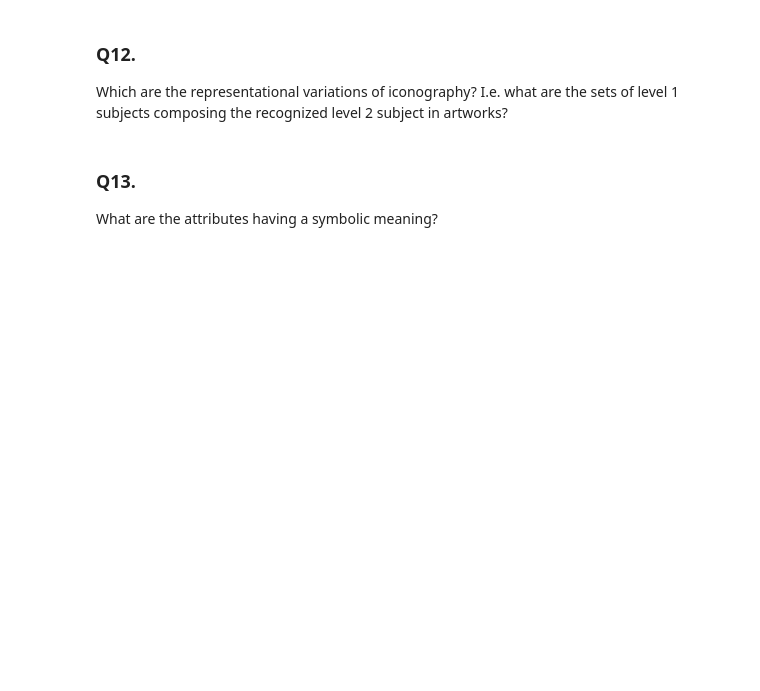
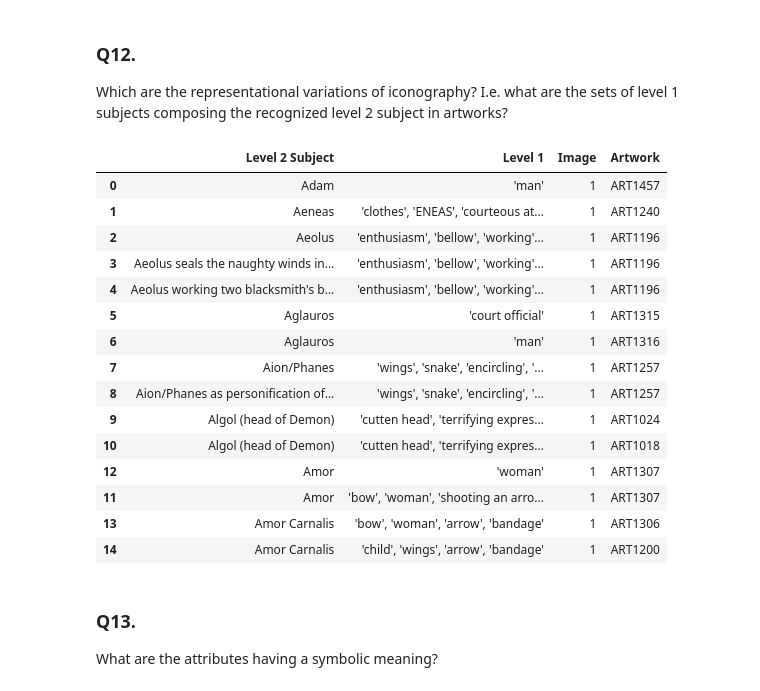
Before and after one commit to SofiBar/IconologyDataset, a Jupyter notebook: analysis/research_questions.ipynb, the cells around one changed output. Drawn from its saved outputs; the diff is of its cells as text; code cells hidden in the pictures; blank space fills up the shorter version.

```diff
--- a/analysis/research_questions.ipynb
+++ b/analysis/research_questions.ipynb
@@ -770,6 +772,101 @@ https://w3id.org/icon/data/ART1386-ICONOLREC1
 # %% [markdown]
 ### Q12.
 Which are the representational variations of iconography? I.e. what are the sets of level 1 subjects composing the recognized level 2 subject in artworks?
+# %%
+lev1_referred_list = []
+
+q_refers = """
+PREFIX d: <https://w3id.org/icon/data/>
+PREFIX icon: <https://w3id.org/icon/ontology/>
+PREFIX sim: <https://w3id.org/simulation/ontology/>
+PREFIX dul: <http://www.ontologydesignpatterns.org/ont/dul/DUL.owl#>
+PREFIX crm: <http://www.cidoc-crm.org/cidoc-crm/>
+
+SELECT DISTINCT ?artwork ?img ?lev2Label ?lev1 WHERE {
+VALUES ?rel {icon:hasCharacter icon:hasEvent icon:hasNamedObject icon:hasPlace icon:hasPersonification icon:hasSymbol crm:P138_represents}
+?icrec icon:recognizedImage ?img; icon:refersToArtisticMotif ?lev1; icon:aboutWorkOfArt ?artwork.
+?img a icon:Image;
+    ?rel ?lev2.
+?lev2 rdfs:label ?lev2Label.
+
+}
+"""
+result_refers = sparql_query_setting(q_refers, icon_sparql)
+for b in result_refers['results']['bindings']:
+    img = (b["img"]["value"])
+    subj = (b["lev2Label"]["value"])
+    lev1 = (b["lev1"]["value"])
+    art = (b["artwork"]["value"])
+    lev1_referred_list.append([art, img, subj, lev1])
+
+df_referred = pd.DataFrame(np.array(lev1_referred_list),
+        columns=['Artwork', 'Image', 'Level 2 Subject', 'Level 1'])
+
+# make a list of the unique values
+# use them to do another query to retrieve the actual level 1 subjects.
+# use a dictionary to substitute the values with the subjects. compositions: make a set to avoid repetitions
+
+unique_referred = list(pd.unique(df_referred["Level 1"].values.ravel("K")))
+lev1_referred_dict = {}
+for unique in unique_referred:
+    lev1_referred_dict[unique] = set()
+
+for unique in unique_referred:
+    q2_refers = """
+    PREFIX d: <https://w3id.org/icon/data/>
+    PREFIX icon: <https://w3id.org/icon/ontology/>
+    PREFIX sim: <https://w3id.org/simulation/ontology/>
+    PREFIX dul: <http://www.ontologydesignpatterns.org/ont/dul/DUL.owl#>
+    PREFIX crm: <http://www.cidoc-crm.org/cidoc-crm/>
+
+    SELECT DISTINCT ?lev1Label WHERE {
+    {?rec icon:recognizedArtisticMotif <"""+unique+""">.
+    <"""+unique+"""> icon:hasFactualMeaning | icon:hasExpressionalMeaning | crm:P138_represents ?lev1.
+    }
+
+    UNION
+    {?img icon:recognizedComposition <"""+unique+""">. <"""+unique+"""> icon:hasPart ?am.
+    ?am icon:hasFactualMeaning | icon:hasExpressionalMeaning | crm:P138_represents ?lev1. }
+    ?lev1 rdfs:label ?lev1Label
+
+    }
+    """
+    result2_refers = sparql_query_setting(q2_refers, icon_sparql)
+    for b in result2_refers['results']['bindings']:
+        lev1 = (b["lev1Label"]["value"])
+        lev1_referred_dict[unique].add(lev1)
+
+for key, value in lev1_referred_dict.items():
+    v = str(value).replace("{", "").replace("}", "")
+    lev1_referred_dict[key] = v
+
+# at this point, group the df per lev2, lev 1, counting img
+# see the rare iconographies
+df_referred2 = df_referred.replace({"Level 1": lev1_referred_dict})
+#df_referred2['Level 1'] = df_referred2['Level 1'].astype(str)
+df_referred3 = df_referred2.groupby(["Level 2 Subject", "Level 1"]).agg({'Image': 'count', 'Artwork': 'sum'}).reset_index()
+df_referred3['Artwork'] =  df_referred3['Artwork'].str.replace("https://w3id.org/icon/data/", " ")
+# df_referred3 = df_referred2.groupby(["Level 2 Subject", "Level 1"])["Image"].count().reset_index()
+df_referred4 = df_referred3.sort_values(by='Level 2 Subject')
+
+df_referred4.head(15)
+# %% [output]
+|  | Level 2 Subject | Level 1 | Image | Artwork |
+| 0 | Adam | 'man' | 1 | ART1457 |
+| 1 | Aeneas | 'clothes', 'ENEAS', 'courteous at... | 1 | ART1240 |
+| 2 | Aeolus | 'enthusiasm', 'bellow', 'working'... | 1 | ART1196 |
+| 3 | Aeolus seals the naughty winds in... | 'enthusiasm', 'bellow', 'working'... | 1 | ART1196 |
+| 4 | Aeolus working two blacksmith's b... | 'enthusiasm', 'bellow', 'working'... | 1 | ART1196 |
+| 5 | Aglauros | 'court official' | 1 | ART1315 |
+| 6 | Aglauros | 'man' | 1 | ART1316 |
+| 7 | Aion/Phanes | 'wings', 'snake', 'encircling', '... | 1 | ART1257 |
+| 8 | Aion/Phanes as personification of... | 'wings', 'snake', 'encircling', '... | 1 | ART1257 |
+| 9 | Algol (head of Demon) | 'cutten head', 'terrifying expres... | 1 | ART1024 |
+| 10 | Algol (head of Demon) | 'cutten head', 'terrifying expres... | 1 | ART1018 |
+| 12 | Amor | 'woman' | 1 | ART1307 |
+| 11 | Amor | 'bow', 'woman', 'shooting an arro... | 1 | ART1307 |
+| 13 | Amor Carnalis | 'bow', 'woman', 'arrow', 'bandage' | 1 | ART1306 |
+| 14 | Amor Carnalis | 'child', 'wings', 'arrow', 'bandage' | 1 | ART1200 |
 # %% [markdown]
 ### Q13.
 What are the attributes having a symbolic meaning?
```
Also changed, not shown: parts of 9 cells of this notebook.
